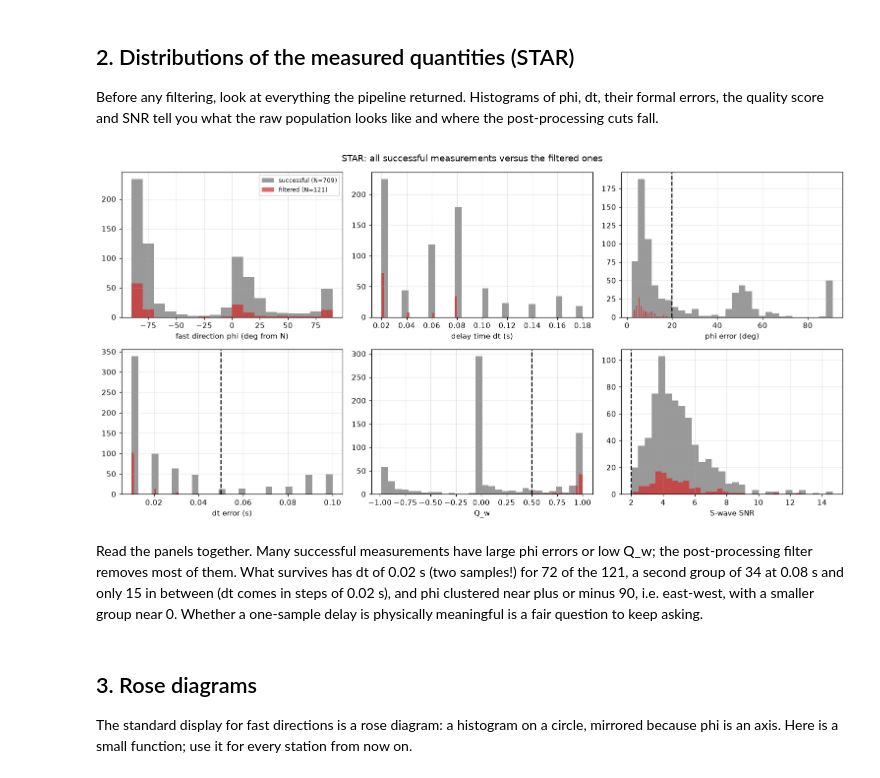
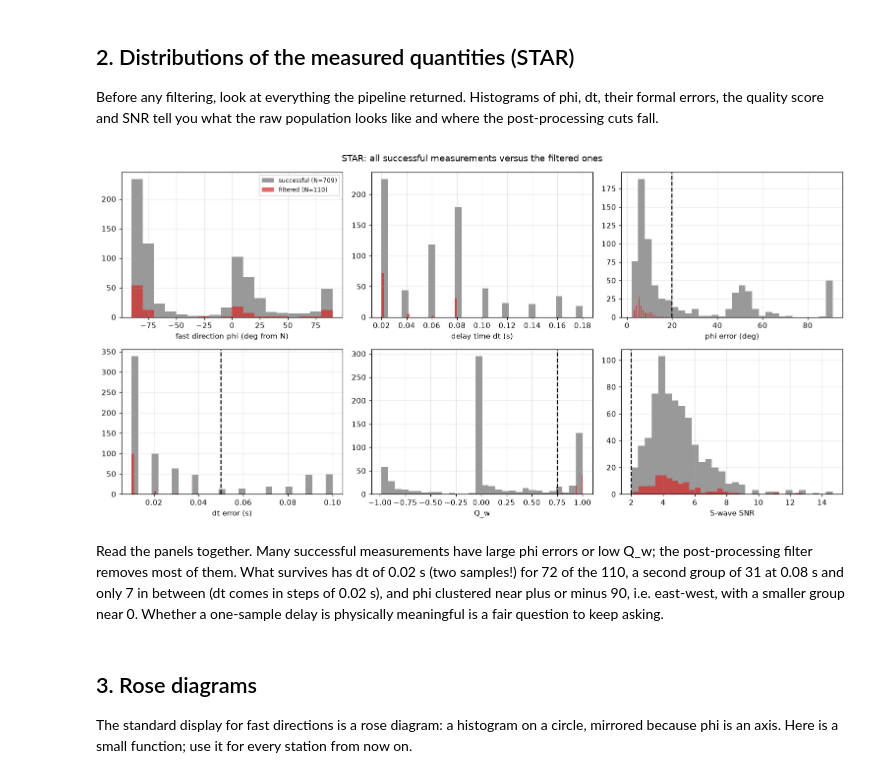
Before and after one commit to mhemmett/rainier-sws-tutorials, a Jupyter notebook: notebooks/06_exploring_the_results.ipynb, the cells around one changed output. Cells and saved outputs as stored; diff of their text form; code cells hidden in the pictures.

```diff
--- a/notebooks/06_exploring_the_results.ipynb
+++ b/notebooks/06_exploring_the_results.ipynb
@@ -68,22 +68,23 @@ Before any filtering, look at everything the pipeline returned. Histograms of ph
 # %%
 def hist_panel(r, title):
     ok = quality.successful(r); kept = quality.post_filtered(r)
+    g = quality.DEFAULT_POST
     cols = [("phi", "fast direction phi (deg from N)", None), ("dt", "delay time dt (s)", None),
-            ("phi_error", "phi error (deg)", 20), ("dt_error", "dt error (s)", 0.05),
-            ("quality", "Q_w", 0.5), ("snr_horizontal", "S-wave SNR", 2.0)]
+            ("phi_error", "phi error (deg)", g.phi_error_max), ("dt_error", "dt error (s)", g.dt_error_max),
+            ("quality", "Q_w", g.qw_min), ("snr_horizontal", "S-wave SNR", g.snr_min)]
     fig, axes = plt.subplots(2, 3, figsize=(14, 7))
     for ax, (c, lab, cut) in zip(axes.ravel(), cols):
         bins = 30 if c != "phi" else np.arange(-90, 91, 10)
         ax.hist(ok[c].dropna(), bins=bins, color="0.6", label=f"successful (N={len(ok)})")
         ax.hist(kept[c].dropna(), bins=bins, color="tab:red", alpha=0.7, label=f"filtered (N={len(kept)})")
         if cut is not None: ax.axvline(cut, color="k", ls="--")
         ax.set_xlabel(lab)
     axes[0, 0].legend(fontsize=8); fig.suptitle(title); plt.tight_layout()
 hist_panel(res["STAR"], "STAR: all successful measurements versus the filtered ones")
 # %% [output]
-[figure, old version]
+[figure, new version]
 # %% [markdown]
-Read the panels together. Many successful measurements have large phi errors or low Q_w; the post-processing filter removes most of them. What survives has dt of 0.02 s (two samples!) for 72 of the 121, a second group of 34 at 0.08 s and only 15 in between (dt comes in steps of 0.02 s), and phi clustered near plus or minus 90, i.e. east-west, with a smaller group near 0. Whether a one-sample delay is physically meaningful is a fair question to keep asking.
+Read the panels together. Many successful measurements have large phi errors or low Q_w; the post-processing filter removes most of them. What survives has dt of 0.02 s (two samples!) for 72 of the 110, a second group of 31 at 0.08 s and only 7 in between (dt comes in steps of 0.02 s), and phi clustered near plus or minus 90, i.e. east-west, with a smaller group near 0. Whether a one-sample delay is physically meaningful is a fair question to keep asking.
 # %% [markdown]
 ## 3. Rose diagrams
 
```
Also changed, not shown: parts of 14 cells of this notebook, 6 other files.
